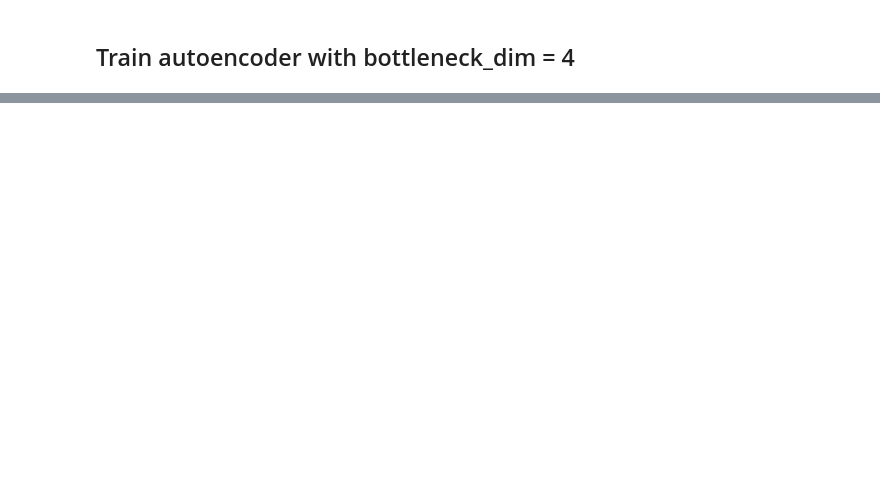
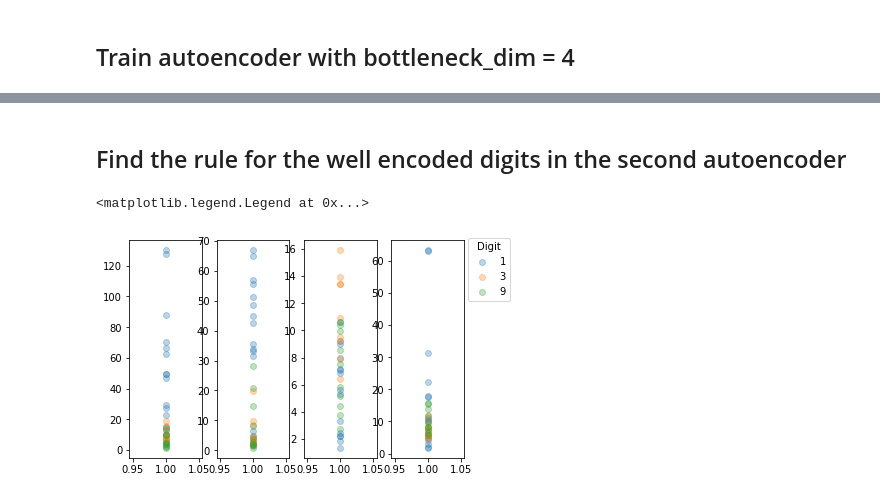
Before and after one commit to Janiak94/FFR135-ANN, a Jupyter notebook: Homework3/AutoEncoder/AutoEncoder.ipynb, the cells around one changed output, grey strips where cells are left out. Drawn from its saved outputs; the diff is of its cells as text; code cells hidden in the pictures; blank space fills up the shorter version.

```diff
--- a/Homework3/AutoEncoder/AutoEncoder.ipynb
+++ b/Homework3/AutoEncoder/AutoEncoder.ipynb
@@ -216,0 +192,20 @@ plt.imshow(1-all_examples[:,:,0], cmap='Greys')
+# %% [markdown]
+## Find the rule for the well encoded digits in the second autoencoder
+# %%
+well_encoded_digits = [1, 3, 9]
+n_ex = 100
+encoded_images = encoder4(ds['image'][0:n_ex]).numpy()
+labels = ds['label'][0:n_ex]
+
+fig, axs = plt.subplots(1, 4)
+for i, label in enumerate(well_encoded_digits):
+    img_idx = np.argwhere(labels == int(label))
+    dim = 0
+    for ax in axs.flat:
+        x = np.array([1 for j in img_idx])
+        ax.scatter(x, encoded_images[img_idx,dim], alpha=0.3, label=label)
+        dim += 1
+plt.legend(loc="lower right", title="Digit", bbox_to_anchor=(1.7,0.7))
+# %% [output]
+<matplotlib.legend.Legend at 0x...>
+[figure, added]
```
Also changed, not shown: parts of 11 cells of this notebook.
